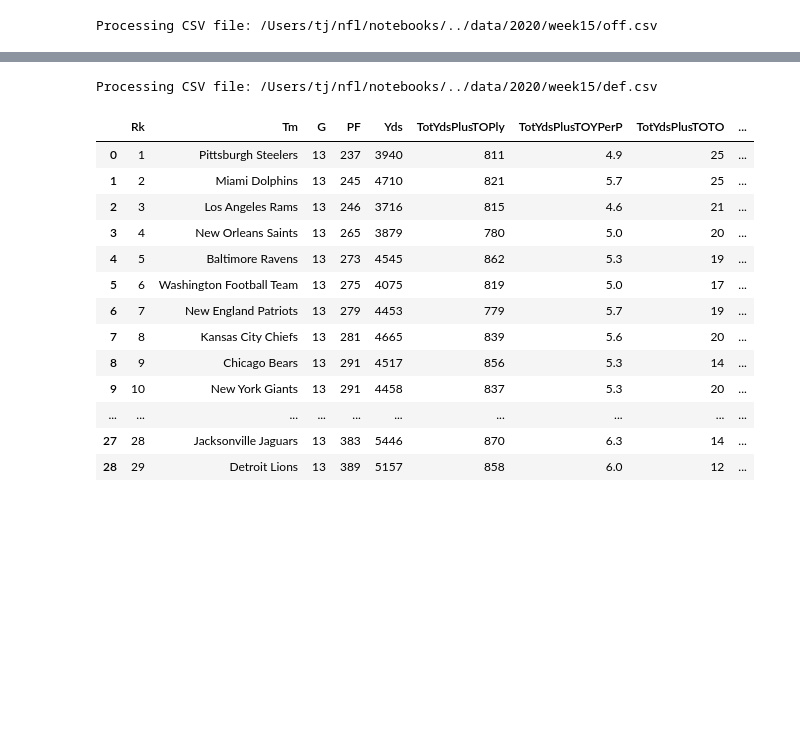
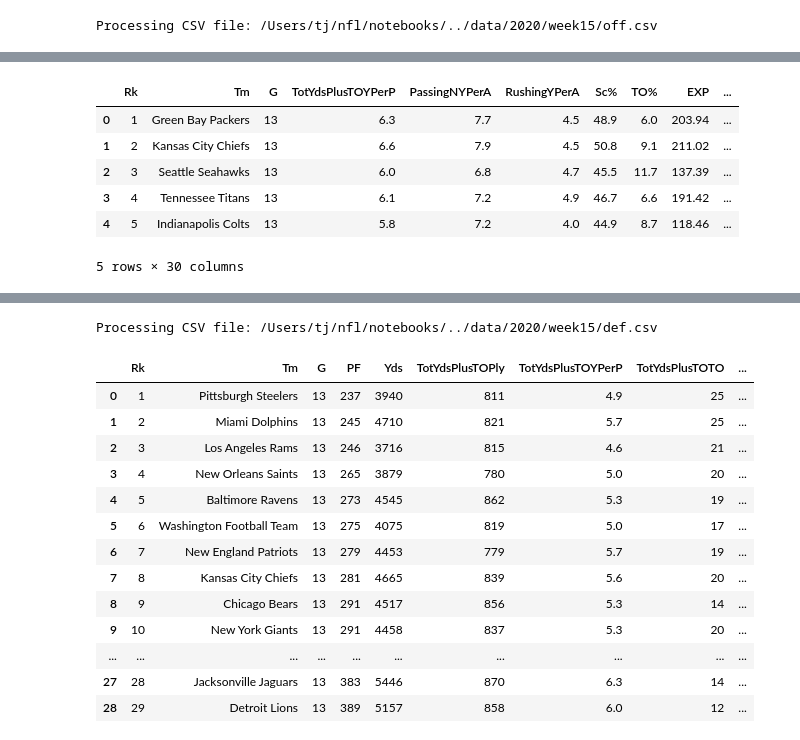
Before and after one commit to surftour/nfl, a Jupyter notebook: notebooks/test_weekly_reader.ipynb, the cells around one changed output, grey strips where cells are left out. Saved outputs shown, nothing was run; the diff lists cells and outputs as text; code cells hidden in the pictures; blank space fills up the shorter version.

```diff
--- a/notebooks/test_weekly_reader.ipynb
+++ b/notebooks/test_weekly_reader.ipynb
@@ -78 +110,11 @@ Index(['Rk', 'Tm', 'G', 'PF', 'Yds', 'TotYdsPlusTOPly', 'TotYdsPlusTOYPerP',
       dtype='object')
+# %%
+df.head()
+# %% [output]
+|  | Rk | Tm | G | TotYdsPlusTOYPerP | PassingNYPerA | RushingYPerA | Sc% | TO% | EXP | ... |
+| 0 | 1 | Green Bay Packers | 13 | 6.3 | 7.7 | 4.5 | 48.9 | 6.0 | 203.94 | ... |
+| 1 | 2 | Kansas City Chiefs | 13 | 6.6 | 7.9 | 4.5 | 50.8 | 9.1 | 211.02 | ... |
+| 2 | 3 | Seattle Seahawks | 13 | 6.0 | 6.8 | 4.7 | 45.5 | 11.7 | 137.39 | ... |
+| 3 | 4 | Tennessee Titans | 13 | 6.1 | 7.2 | 4.9 | 46.7 | 6.6 | 191.42 | ... |
+| 4 | 5 | Indianapolis Colts | 13 | 5.8 | 7.2 | 4.0 | 44.9 | 8.7 | 118.46 | ... |
+5 rows × 30 columns
```
Also changed, not shown: parts of 10 cells of this notebook, 1 other file.
